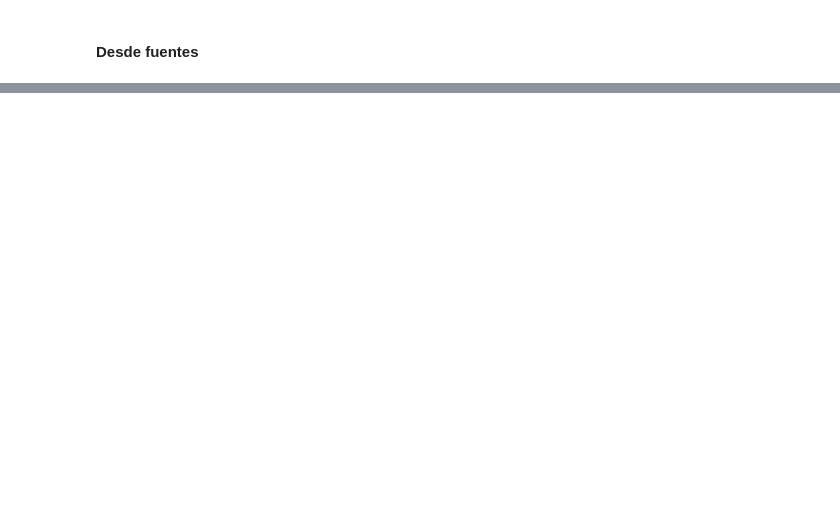
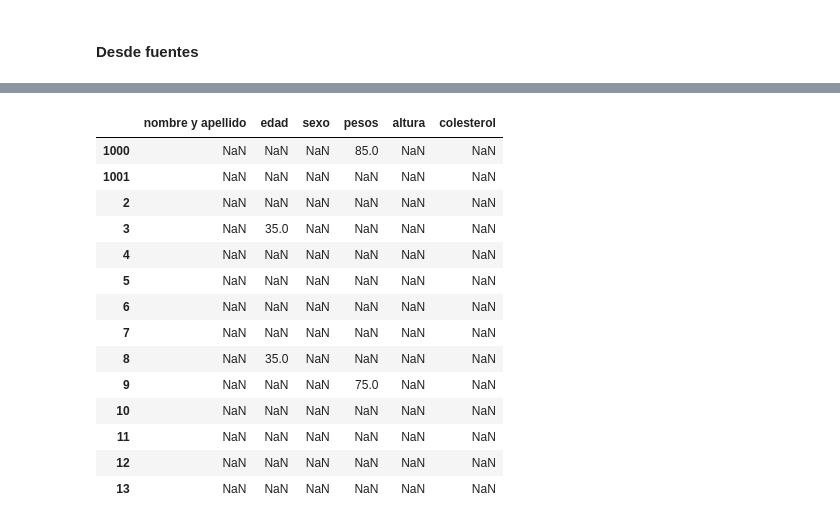
Before and after one commit to mjatoledo/MyDataScienceBasics, a Jupyter notebook: pandas/pandas1.ipynb, the cells around one changed output, grey strips where cells are left out. Cells and saved outputs as stored; diff of their text form; code cells hidden in the pictures; blank space fills up the shorter version.

```diff
--- a/pandas/pandas1.ipynb
+++ b/pandas/pandas1.ipynb
@@ -335,0 +426,19 @@ pd.read_csv('')
+# %%
+mask = dfcol.isin({'pesos':[75,85],'edad':[35]})
+dfcol[mask]
+# %% [output]
+|  | nombre y apellido | edad | sexo | pesos | altura | colesterol |
+| 1000 | NaN | NaN | NaN | 85.0 | NaN | NaN |
+| 1001 | NaN | NaN | NaN | NaN | NaN | NaN |
+| 2 | NaN | NaN | NaN | NaN | NaN | NaN |
+| 3 | NaN | 35.0 | NaN | NaN | NaN | NaN |
+| 4 | NaN | NaN | NaN | NaN | NaN | NaN |
+| 5 | NaN | NaN | NaN | NaN | NaN | NaN |
+| 6 | NaN | NaN | NaN | NaN | NaN | NaN |
+| 7 | NaN | NaN | NaN | NaN | NaN | NaN |
+| 8 | NaN | 35.0 | NaN | NaN | NaN | NaN |
+| 9 | NaN | NaN | NaN | 75.0 | NaN | NaN |
+| 10 | NaN | NaN | NaN | NaN | NaN | NaN |
+| 11 | NaN | NaN | NaN | NaN | NaN | NaN |
+| 12 | NaN | NaN | NaN | NaN | NaN | NaN |
+| 13 | NaN | NaN | NaN | NaN | NaN | NaN |
```
Also changed, not shown: parts of 57 cells of this notebook, 2 other files.
